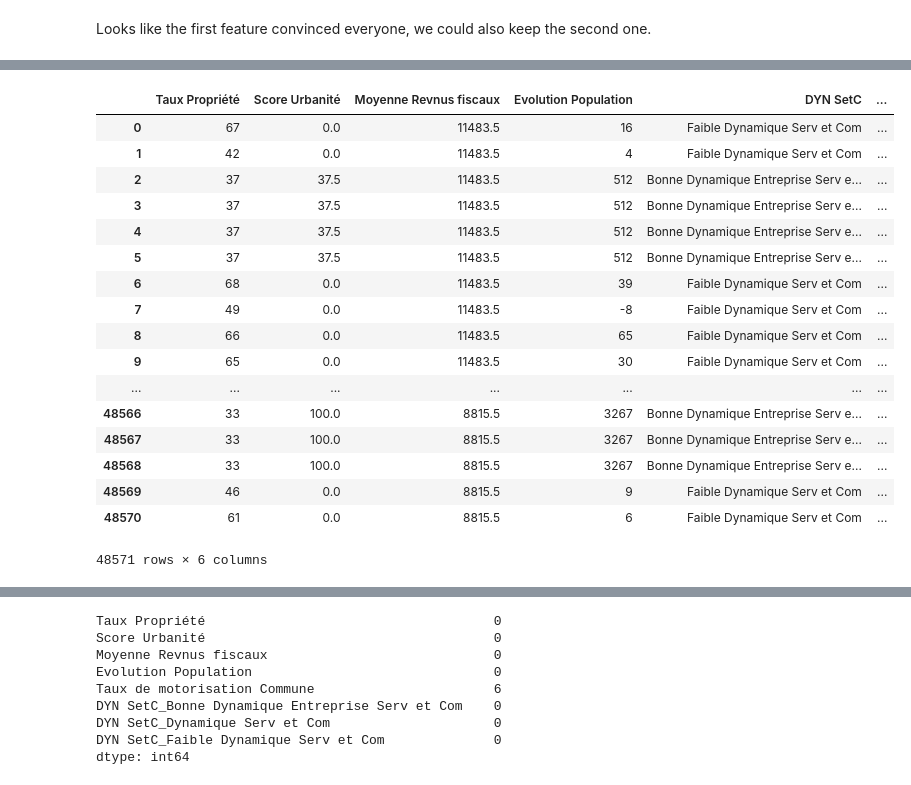
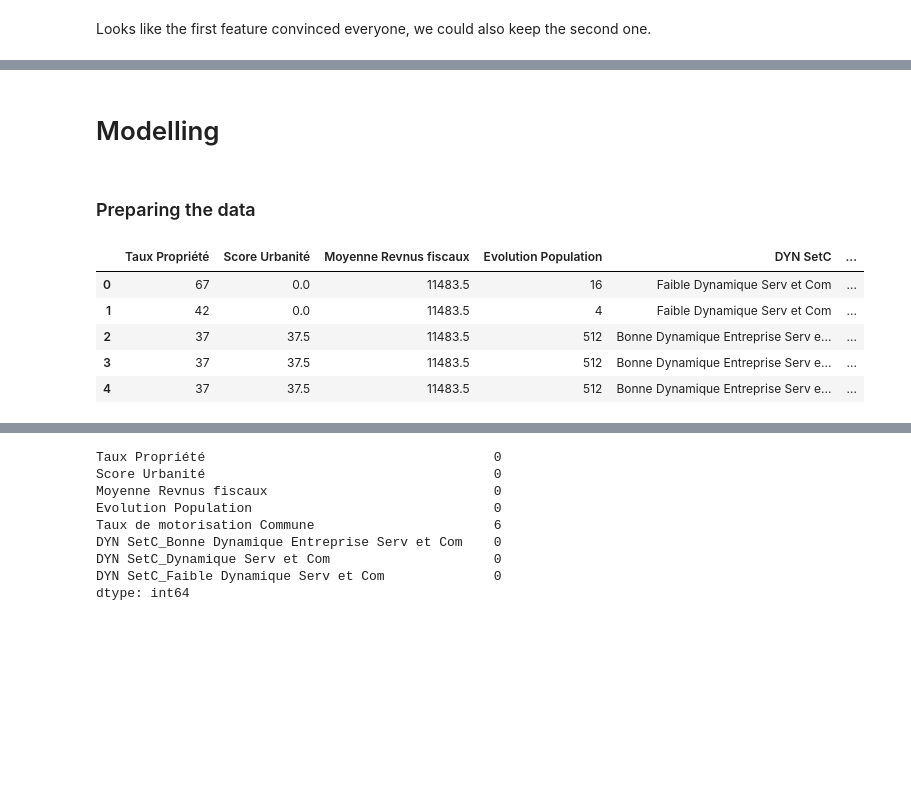
Before and after one commit to Adanel/MotorizationRate, a Jupyter notebook: MotorizationRate.ipynb, the cells around one changed output, grey strips where cells are left out. Cells and saved outputs as stored; diff of their text form; code cells hidden in the pictures; blank space fills up the shorter version.

Commit message:
models and voting

```diff
--- a/MotorizationRate.ipynb
+++ b/MotorizationRate.ipynb
@@ -499,24 +475,16 @@ Looks like the first feature convinced everyone, we could also keep the second o
+# %% [markdown]
+# Modelling
+# %% [markdown]
+### Preparing the data
 # %%
 df_final = df[['Taux Propriété', 'Score Urbanité', 'Moyenne Revnus fiscaux', 'Evolution Population', 'DYN SetC', 'Taux de motorisation Commune']]
-df_final
+df_final.head()
 # %% [output]
 |  | Taux Propriété | Score Urbanité | Moyenne Revnus fiscaux | Evolution Population | DYN SetC | ... |
 | 0 | 67 | 0.0 | 11483.5 | 16 | Faible Dynamique Serv et Com | ... |
 | 1 | 42 | 0.0 | 11483.5 | 4 | Faible Dynamique Serv et Com | ... |
 | 2 | 37 | 37.5 | 11483.5 | 512 | Bonne Dynamique Entreprise Serv e... | ... |
 | 3 | 37 | 37.5 | 11483.5 | 512 | Bonne Dynamique Entreprise Serv e... | ... |
 | 4 | 37 | 37.5 | 11483.5 | 512 | Bonne Dynamique Entreprise Serv e... | ... |
-| 5 | 37 | 37.5 | 11483.5 | 512 | Bonne Dynamique Entreprise Serv e... | ... |
-| 6 | 68 | 0.0 | 11483.5 | 39 | Faible Dynamique Serv et Com | ... |
-| 7 | 49 | 0.0 | 11483.5 | -8 | Faible Dynamique Serv et Com | ... |
-| 8 | 66 | 0.0 | 11483.5 | 65 | Faible Dynamique Serv et Com | ... |
-| 9 | 65 | 0.0 | 11483.5 | 30 | Faible Dynamique Serv et Com | ... |
-| ... | ... | ... | ... | ... | ... | ... |
-| 48566 | 33 | 100.0 | 8815.5 | 3267 | Bonne Dynamique Entreprise Serv e... | ... |
-| 48567 | 33 | 100.0 | 8815.5 | 3267 | Bonne Dynamique Entreprise Serv e... | ... |
-| 48568 | 33 | 100.0 | 8815.5 | 3267 | Bonne Dynamique Entreprise Serv e... | ... |
-| 48569 | 46 | 0.0 | 8815.5 | 9 | Faible Dynamique Serv et Com | ... |
-| 48570 | 61 | 0.0 | 8815.5 | 6 | Faible Dynamique Serv et Com | ... |
-48571 rows × 6 columns
 # %%
 df_final = pd.get_dummies(df_final, columns = ["DYN SetC"])
```
Also changed, not shown: parts of 36 cells of this notebook.
